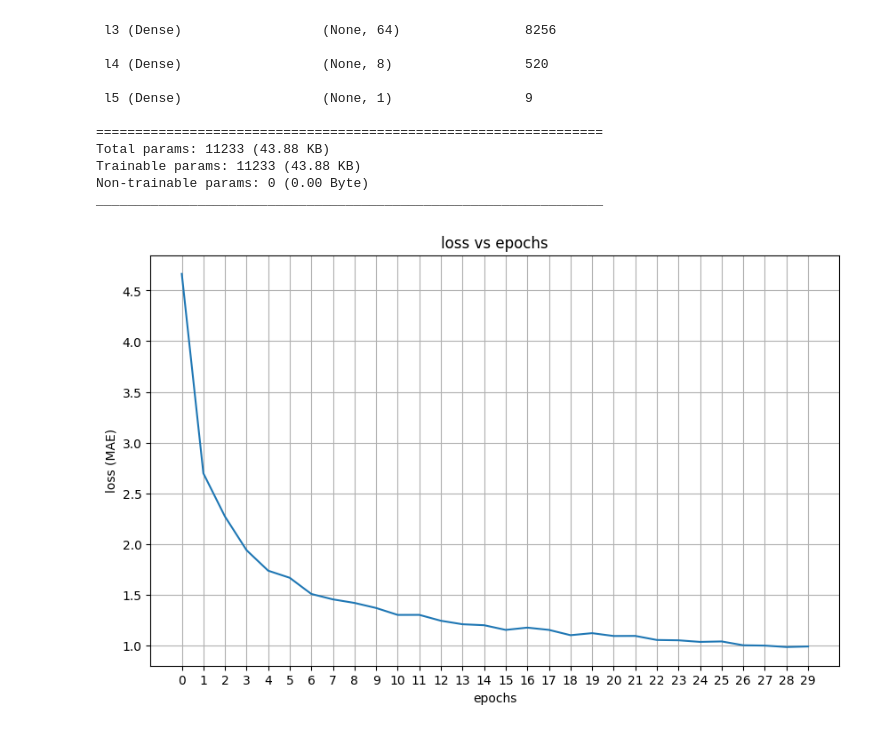
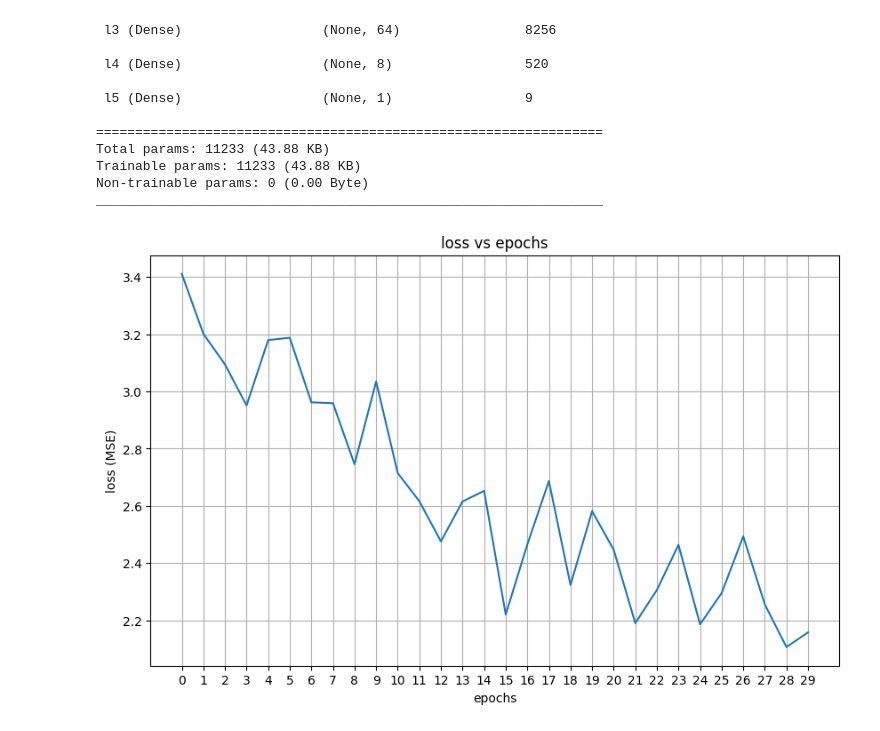
Before and after one commit to Isa1asN/cern-electron-collision-data-m-prediction, a Jupyter notebook: prediction.ipynb, the cells around one changed output. Saved outputs shown, nothing was run; the diff lists cells and outputs as text; code cells hidden in the pictures.

```diff
--- a/prediction.ipynb
+++ b/prediction.ipynb
@@ -161,7 +162,7 @@ model = Sequential([
     Dense(units=1, activation='linear', name='l5' )
 ])
 # %%
-model.compile(loss=MeanAbsoluteError(), optimizer=Adam(learning_rate=0.01))
+model.compile(loss='mean_squared_error', optimizer=Adam(learning_rate=0.01))
 # %%
 history = model.fit(x_train, y_train, epochs=30, batch_size=64)
 # %% [output]
@@ -207,15 +208,15 @@ _________________________________________________________________
 # %%
 train_loss = history.history['loss']
 epochs = history.epoch
 plt.figure(figsize=(10, 6))
 plt.plot(epochs, train_loss)
 plt.xlabel('epochs')
-plt.ylabel('loss (MAE)')
+plt.ylabel('loss (MSE)')
 plt.xticks(epochs)
 plt.grid()
 plt.title('loss vs epochs')
 plt.show()
 # %% [output]
-[figure, old version]
+[figure, new version]
 # %%
 y_pred_t = model.predict(x_train)
```
Also changed, not shown: parts of 8 cells of this notebook.
